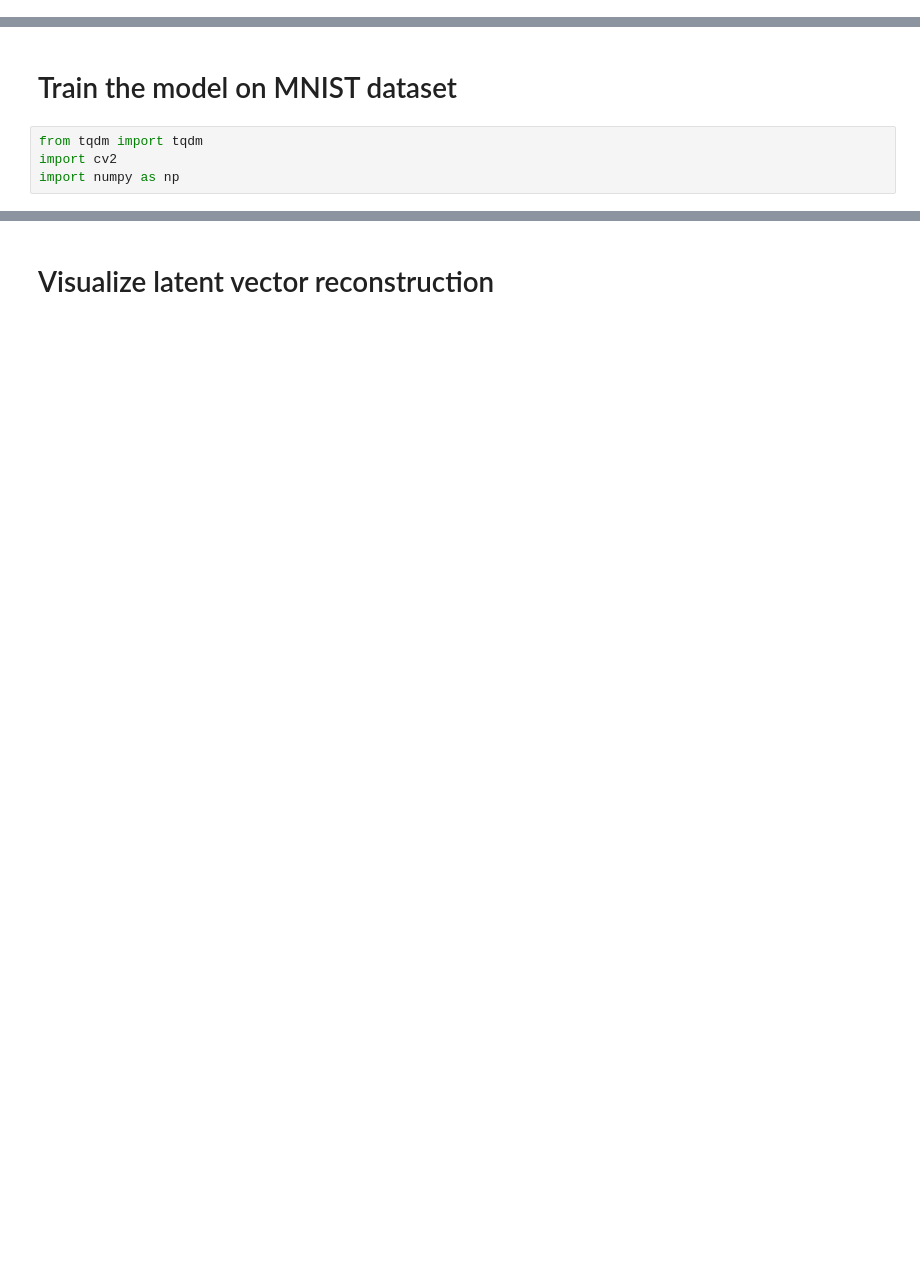
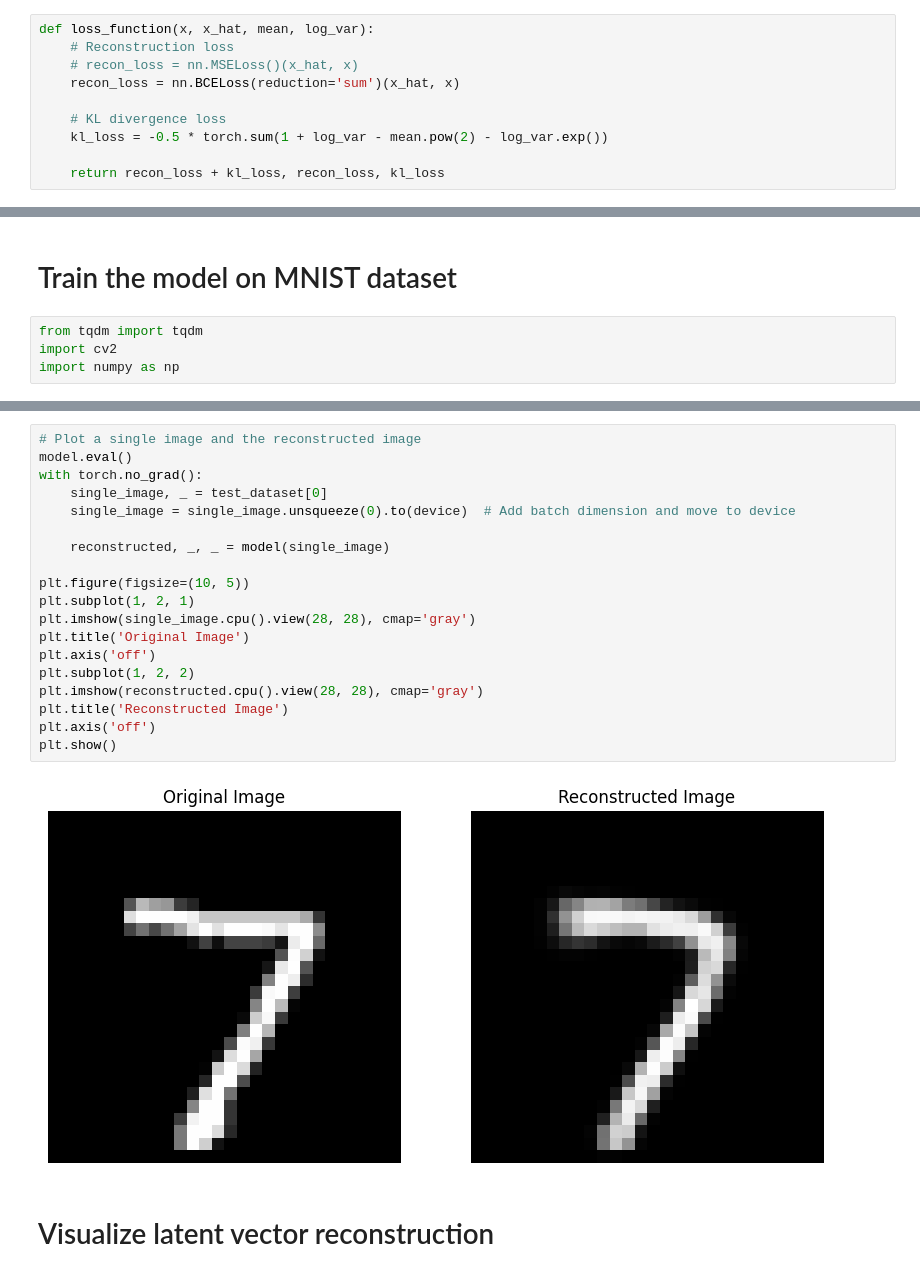
Before and after one commit to ShlomiRex/BlendDigits, a Jupyter notebook: main.ipynb, the cells around one changed output, grey strips where cells are left out. Cells and saved outputs as stored; diff of their text form; blank space fills up the shorter version.

```diff
--- a/main.ipynb
+++ b/main.ipynb
@@ -213 +212,11 @@ class VariationalAutoencoder(nn.Module):
+# %%
+def loss_function(x, x_hat, mean, log_var):
+    # Reconstruction loss
+    # recon_loss = nn.MSELoss()(x_hat, x)
+    recon_loss = nn.BCELoss(reduction='sum')(x_hat, x)
+
+    # KL divergence loss
+    kl_loss = -0.5 * torch.sum(1 + log_var - mean.pow(2) - log_var.exp())
+
+    return recon_loss + kl_loss, recon_loss, kl_loss
 # %%
@@ -367,3 +390,24 @@ plt.show()
+# %%
+# Plot a single image and the reconstructed image
+model.eval()
+with torch.no_grad():
+    single_image, _ = test_dataset[0]
+    single_image = single_image.unsqueeze(0).to(device)  # Add batch dimension and move to device
+
+    reconstructed, _, _ = model(single_image)
+
+plt.figure(figsize=(10, 5))
+plt.subplot(1, 2, 1)
+plt.imshow(single_image.cpu().view(28, 28), cmap='gray')
+plt.title('Original Image')
+plt.axis('off')
+plt.subplot(1, 2, 2)
+plt.imshow(reconstructed.cpu().view(28, 28), cmap='gray')
+plt.title('Reconstructed Image')
+plt.axis('off')
+plt.show()
+# %% [output]
+[figure, added]
 # %% [markdown]
 # Visualize latent vector reconstruction
 # %%
```
Also changed, not shown: parts of 22 cells of this notebook.
